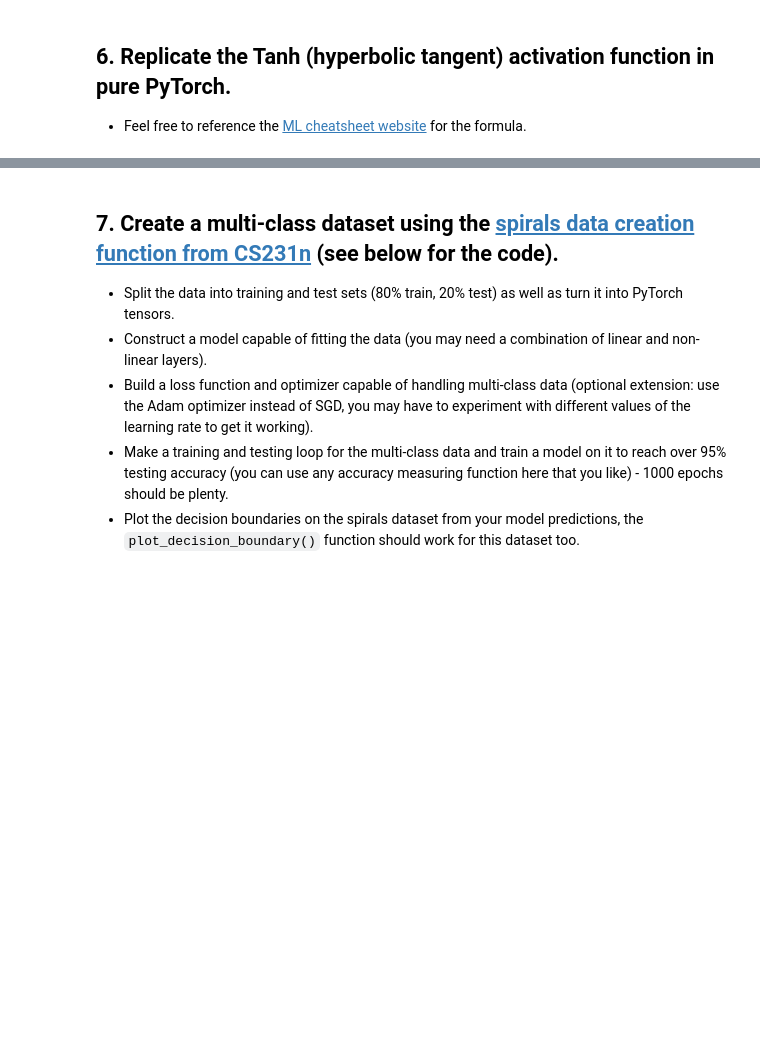
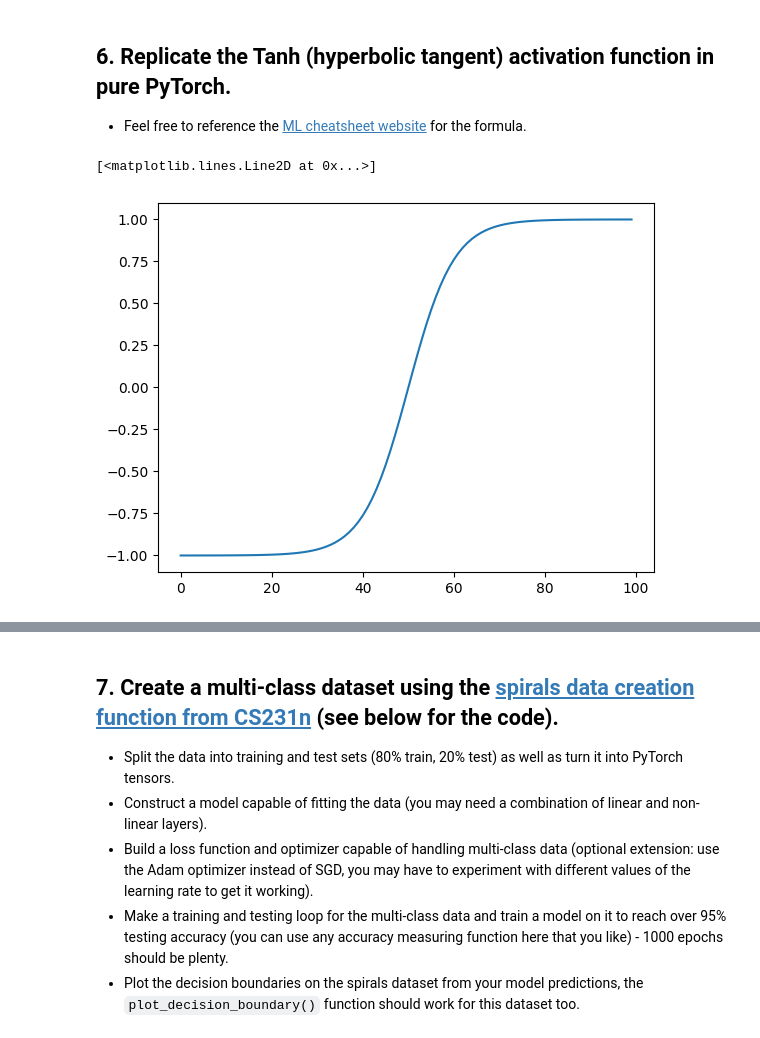
Before and after one commit to evanhfw/zero-to-mastery-pytorch, a Jupyter notebook: 02_pytorch_classification/02_pytorch_classification_exercises.ipynb, the cells around one changed output, grey strips where cells are left out. Cells and saved outputs as stored; diff of their text form; code cells hidden in the pictures; blank space fills up the shorter version.

```diff
--- a/02_pytorch_classification/02_pytorch_classification_exercises.ipynb
+++ b/02_pytorch_classification/02_pytorch_classification_exercises.ipynb
@@ -247,5 +281,11 @@ def plot_decision_boundary(model, X, y):
   * Feel free to reference the [ML cheatsheet website](https://ml-cheatsheet.readthedocs.io/en/latest/activation_functions.html#tanh) for the formula.
 # %%
 # Create a straight line tensor
+A = torch.arange(-5, 5, 0.1, dtype=torch.float32)
+# A.dtype, A
 # %%
 # Test torch.tanh() on the tensor and plot it
+plt.plot(torch.tanh(A))
+# %% [output]
+[<matplotlib.lines.Line2D at 0x...>]
+[figure, added]
```
Also changed, not shown: parts of 16 cells of this notebook.
